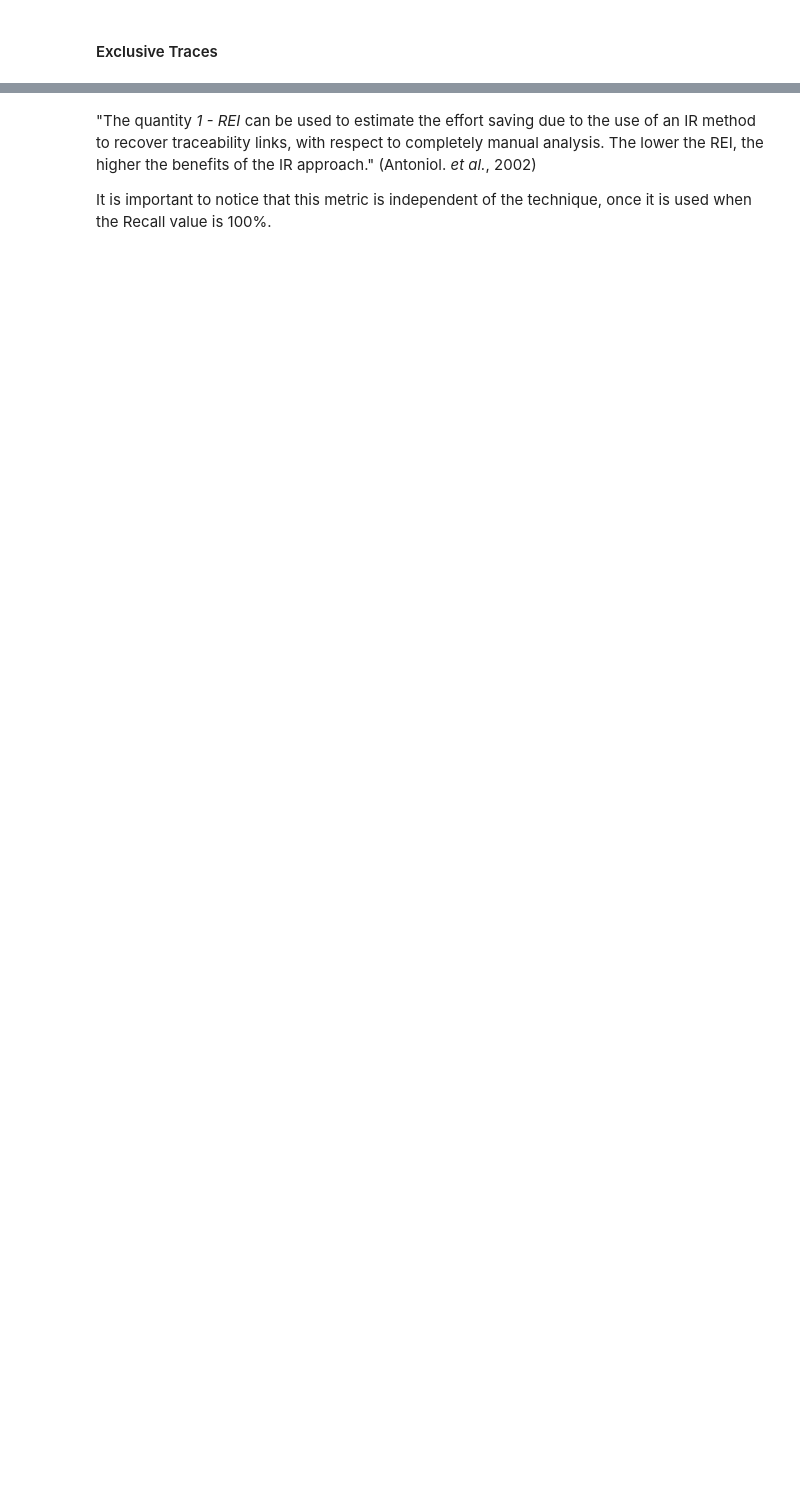
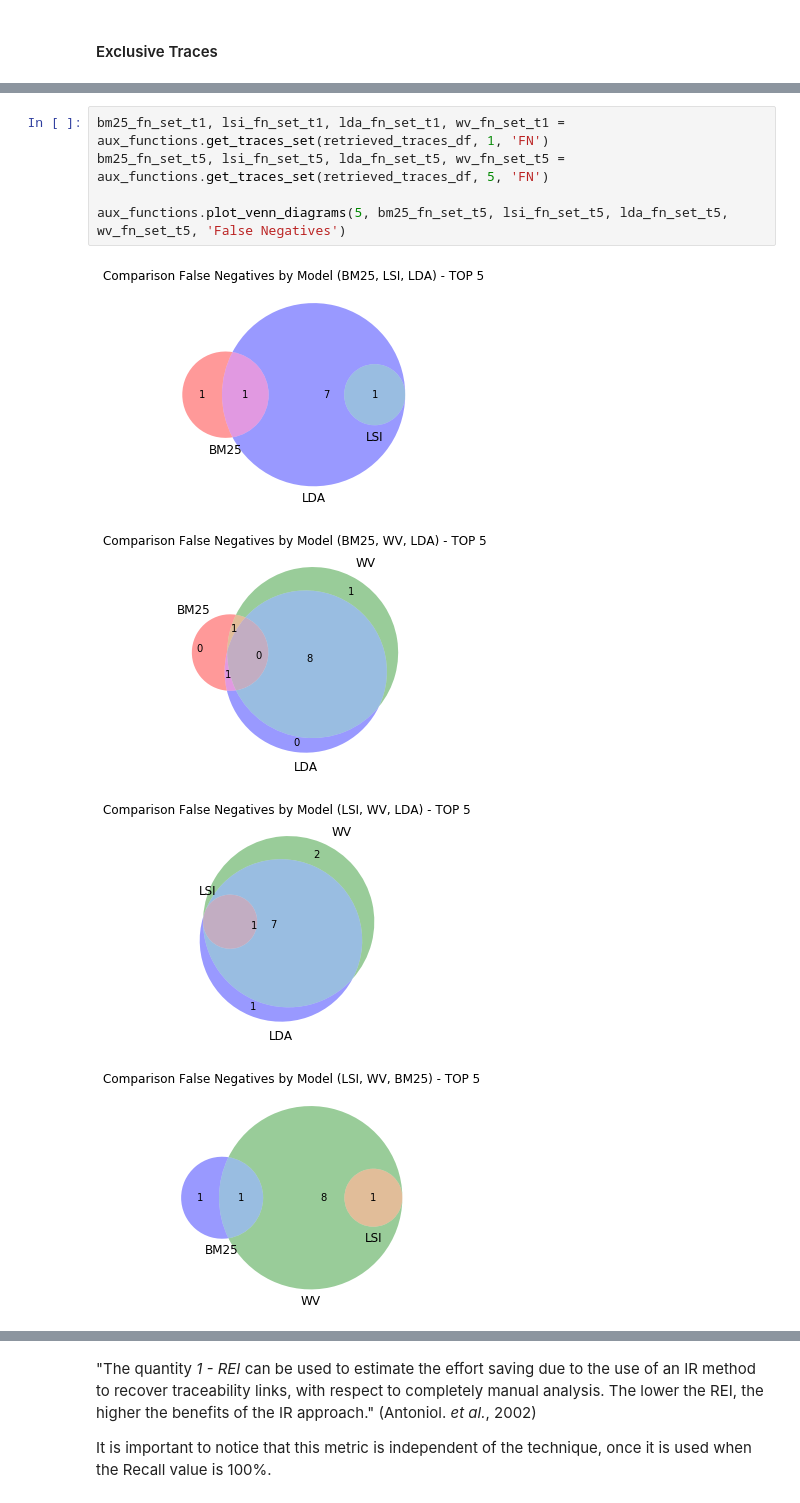
Before and after one commit to Pointpt/trace-link-recovery-study, a Jupyter notebook: notebooks/firefox_p2/feat_br_tracing/feat_br_runner.ipynb, the cells around one changed output, grey strips where cells are left out. Drawn from its saved outputs; the diff is of its cells as text; blank space fills up the shorter version.

```diff
--- a/notebooks/firefox_p2/feat_br_tracing/feat_br_runner.ipynb
+++ b/notebooks/firefox_p2/feat_br_tracing/feat_br_runner.ipynb
@@ -318,0 +345,10 @@ print('WV REI:   {:2.4}%'.format(wv_rei))
+# %%
+bm25_fn_set_t1, lsi_fn_set_t1, lda_fn_set_t1, wv_fn_set_t1 = aux_functions.get_traces_set(retrieved_traces_df, 1, 'FN')
+bm25_fn_set_t5, lsi_fn_set_t5, lda_fn_set_t5, wv_fn_set_t5 = aux_functions.get_traces_set(retrieved_traces_df, 5, 'FN')
+
+aux_functions.plot_venn_diagrams(5, bm25_fn_set_t5, lsi_fn_set_t5, lda_fn_set_t5, wv_fn_set_t5, 'False Negatives')
+# %% [output]
+[figure, added]
+[figure, added]
+[figure, added]
+[figure, added]
```
Also changed, not shown: parts of 49 cells of this notebook, 1 other file.
